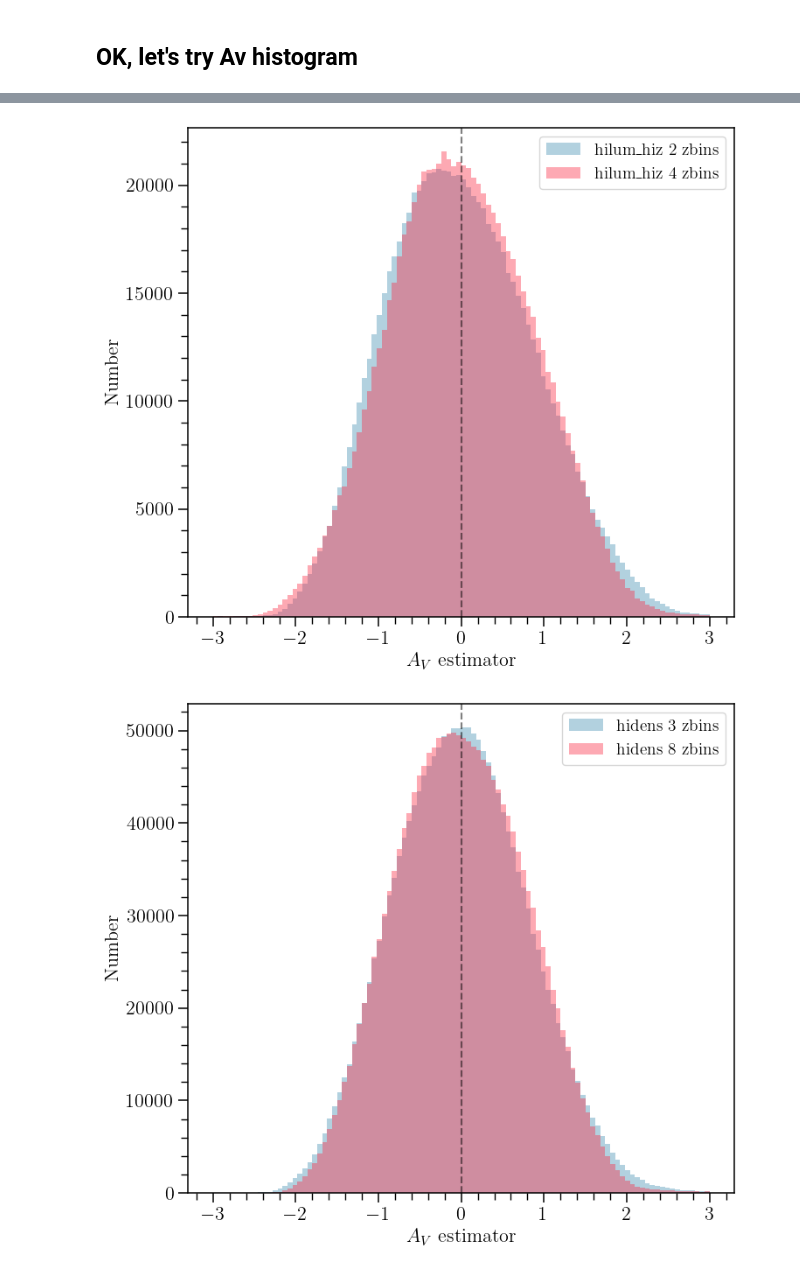
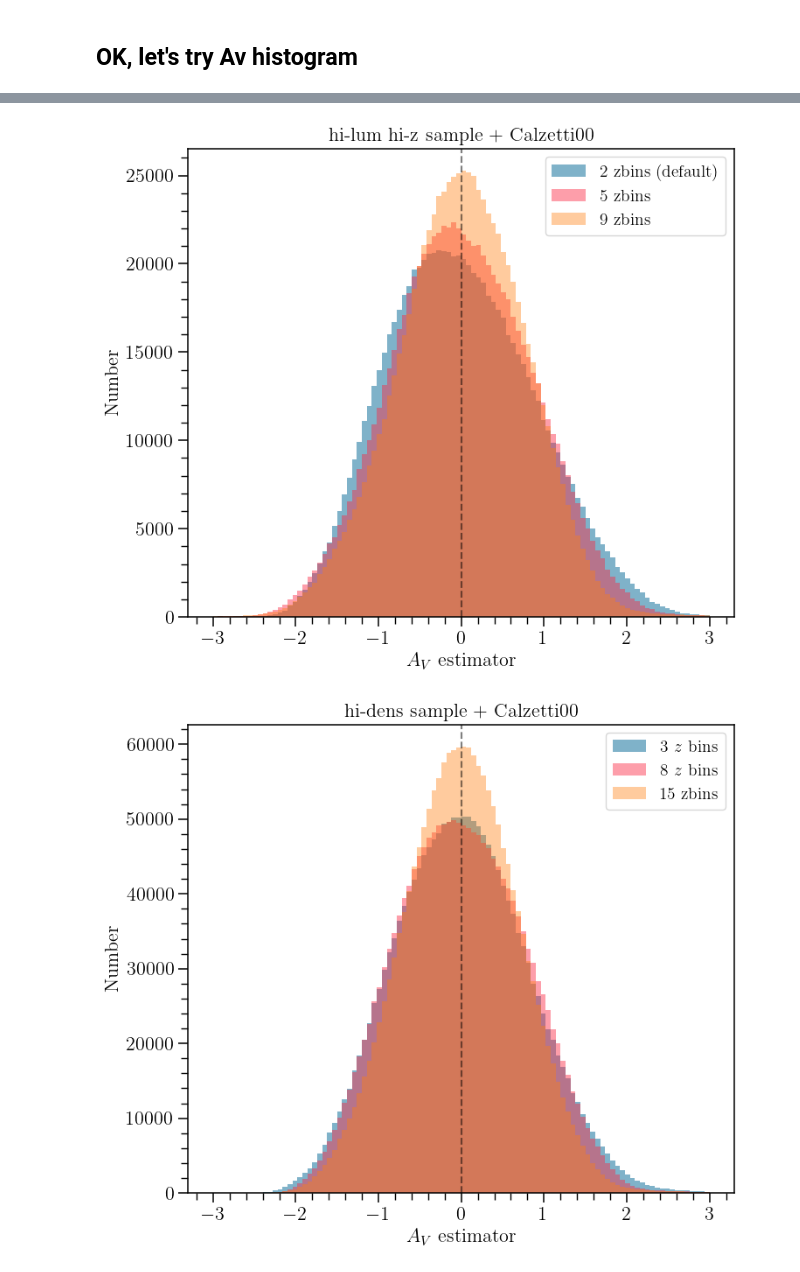
Before and after one commit to mcclearyj/dusthalos, a Jupyter notebook: writeup/misc_dust_plots.ipynb, the cells around one changed output, grey strips where cells are left out. Cells and saved outputs as stored; diff of their text form; code cells hidden in the pictures.

```diff
--- a/writeup/misc_dust_plots.ipynb
+++ b/writeup/misc_dust_plots.ipynb
@@ -124,16 +116,18 @@ fig.savefig('color_redshift_redmagic.png')
 ## OK, let's try Av histogram
 # %%
 catdir = '/Users/j.mccleary/Research/dusty_halos/dusthalos/output/'
-#hiz_tcatname = 'redmagic_hiz/dust_correlation_ccm89_treecorrcat.fits'
-#hiz_tcatname2 = 'redmagic_hiz/dust_correlation_ccm89_4zbins_treecorrcat.fits'
 hiz_tcatname = 'redmagic_hiz/dust_correlation_calzetti00_treecorrcat.fits'
-hiz_tcatname2 = 'redmagic_hiz/dust_correlation_calzetti00_4zbins_treecorrcat.fits'
+hiz_tcatname2 = 'redmagic_hiz/dust_correlation_calzetti00_5zbins_treecorrcat.fits'
+hiz_tcatname3 = 'hiz/dust_correlation_calzetti00_9zbins_treecorrcat.fits'
 
 hiz_tcat = Table.read(os.path.join(catdir, hiz_tcatname))
 hiz_tcat2 = Table.read(os.path.join(catdir, hiz_tcatname2))
+hiz_tcat3 = Table.read(os.path.join(catdir, hiz_tcatname3))
 
 hidens_tcatname = 'redmagic_hidens/dust_correlation_calzetti00_treecorrcat.fits'
 hidens_tcatname2 = 'redmagic_hidens/dust_correlation_calzetti00_8zbins_treecorrcat.fits'
+hidens_tcatname3 = 'redmagic_hidens/dust_correlation_calzetti00_17zbins_treecorrcat.fits'
 
 hidens_tcat = Table.read(os.path.join(catdir, hidens_tcatname))
 hidens_tcat2 = Table.read(os.path.join(catdir, hidens_tcatname2))
+hidens_tcat3 = Table.read(os.path.join(catdir, hidens_tcatname3))
@@ -150,36 +134,42 @@ name  dtype
 # %%
 plt.figure(figsize=(7.5,6.5), tight_layout=True)
 plt.hist(hiz_tcat['k'], bins=100, range=[-3, 3], histtype='bar',
-        label='hilum_hiz 2 zbins', alpha=0.3, color='xkcd:peacock blue')
+        label='2 zbins (default)', alpha=0.5, color='xkcd:peacock blue')
 plt.hist(hiz_tcat2['k'], bins=100, range=[-3, 3], histtype='bar',
-        label='hilum_hiz 4 zbins', color='xkcd:strawberry', alpha=0.4)
+        label='5 zbins', color='xkcd:strawberry', alpha=0.45)
+plt.hist(hiz_tcat3['k'], bins=100, range=[-3, 3], histtype='bar',
+        label='9 zbins', color='tab:orange', alpha=0.4)
 
 plt.axvline(0, ls='--', color='k', alpha=0.5)
 plt.xlabel(r'$A_V$ estimator')
 plt.ylabel('Number')
 plt.legend()
-plt.savefig('hilum_hiz_Av_hist_Calzetti00.pdf')
-plt.savefig('hilum_hiz_Av_hist_Calzetti00.png')
+plt.title(r'hi-lum hi-z sample + Calzetti00')
+#plt.savefig('hilum_hiz_Av_hist_Calzetti00.pdf')
+plt.savefig('figures/hilum_hiz_Av_hist.png')
 
 ###
 ### Now repeat for hidens
 ###
 
 plt.figure(figsize=(7.5,6.5), tight_layout=True)
 plt.hist(hidens_tcat['k'], bins=100, range=[-3, 3], histtype='bar',
-        label='hidens 3 zbins', alpha=0.3, color='xkcd:peacock blue')
+        label=r'3 $z$ bins', alpha=0.5, color='xkcd:peacock blue')
 plt.hist(hidens_tcat2['k'], bins=100, range=[-3, 3], histtype='bar',
-        label='hidens 8 zbins', color='xkcd:strawberry', alpha=0.4)
+        label=r'8 $z$ bins', color='xkcd:strawberry', alpha=0.45)
+plt.hist(hidens_tcat3['k'], bins=100, range=[-3, 3], histtype='bar',
+        label='15 zbins', color='tab:orange', alpha=0.4)
 
 plt.axvline(0, ls='--', color='k', alpha=0.5)
 plt.xlabel(r'$A_V$ estimator')
 plt.ylabel('Number')
 plt.legend()
-plt.savefig('hidens_Av_hist.pdf')
-plt.savefig('hidens_Av_hist.png')
+plt.title(r'hi-dens sample + Calzetti00')
+#plt.savefig('lowz_hidens_Av_hist.pdf')
+plt.savefig('figures/hidens_Av_hist.png')
 # %% [output]
-[figure, old version]
+[figure, new version]
-[figure, old version]
+[figure, new version]
 # %%
 hz_wg = np.abs(hiz_tcat['k'])<3
 hz_wg2 = np.abs(hiz_tcat2['k'])<3
```
Also changed, not shown: parts of 27 cells of this notebook, 24 other files.
